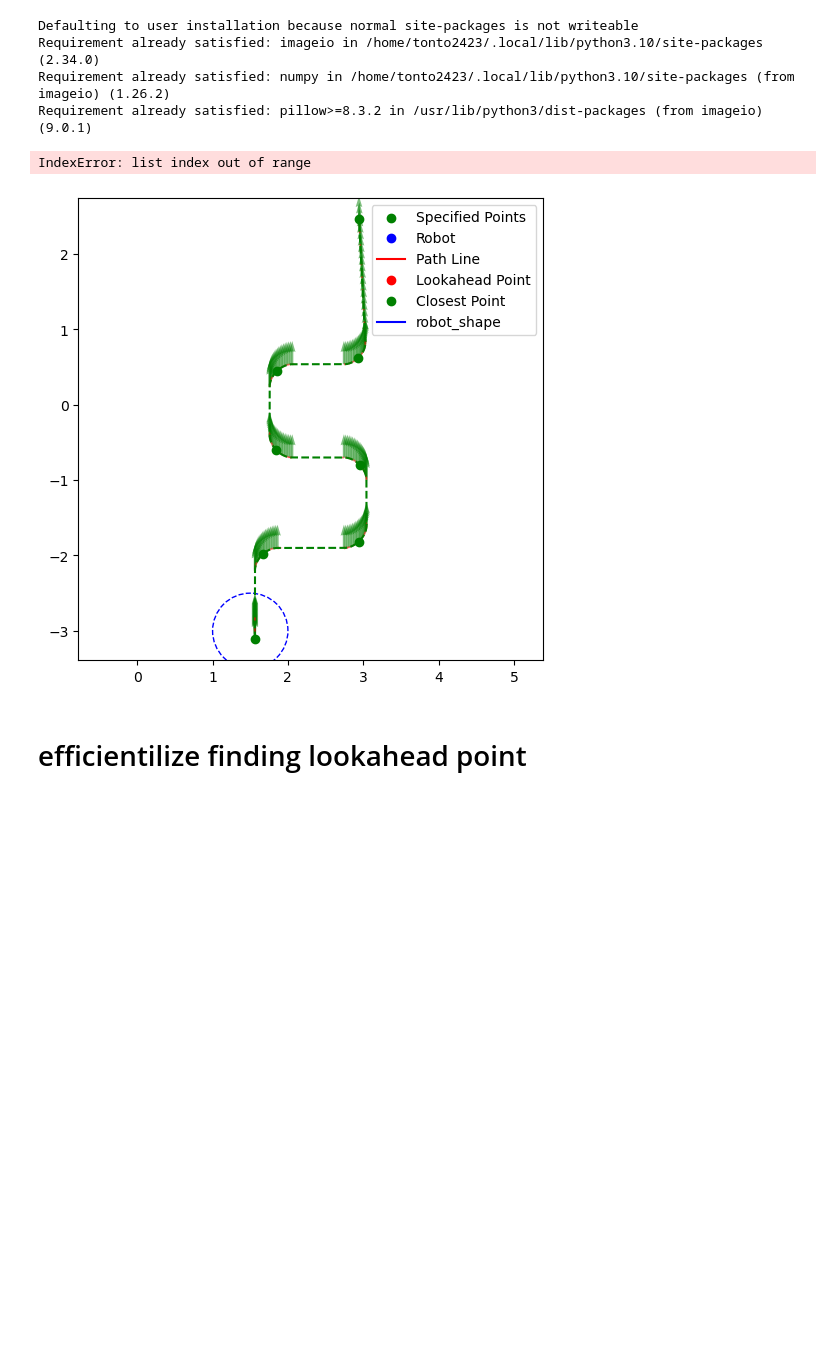
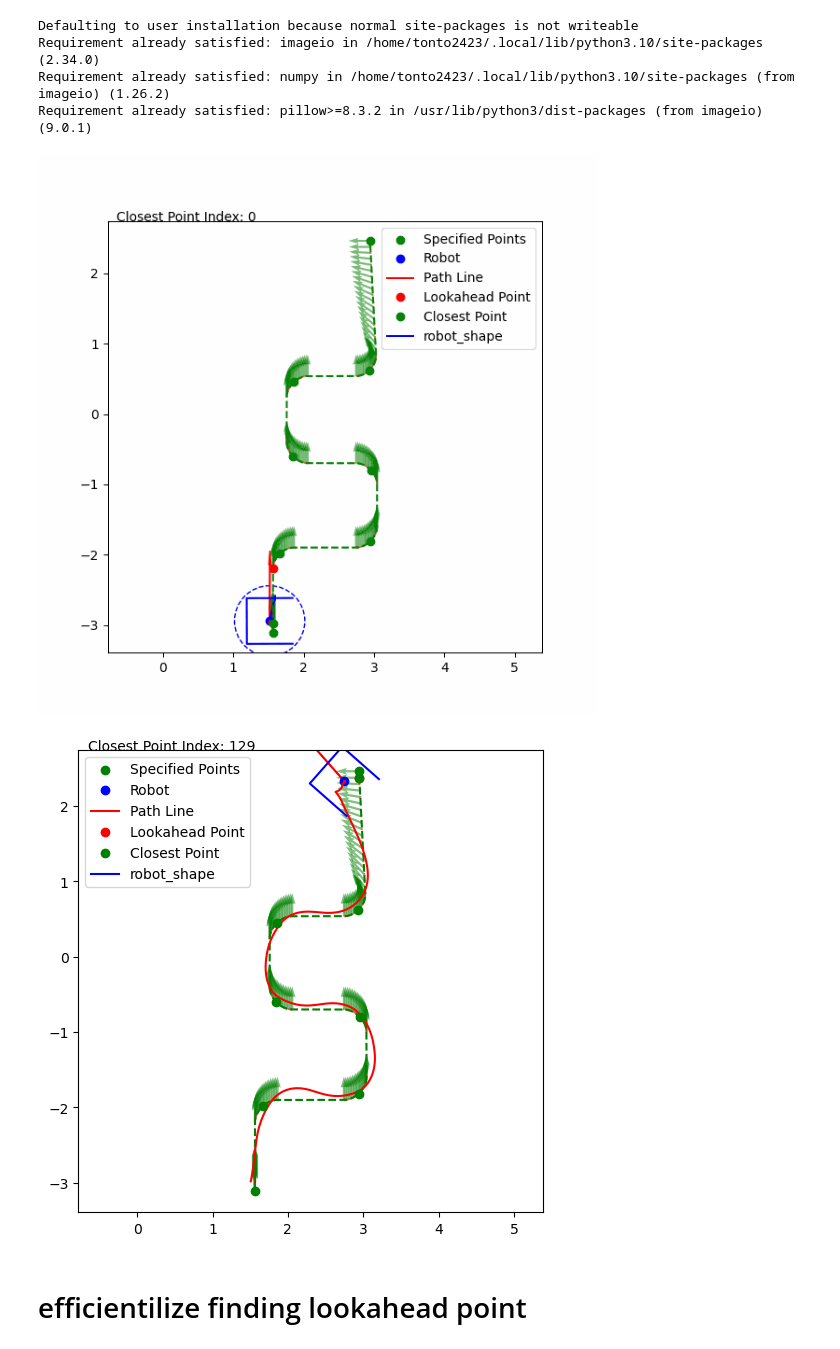
Before and after one commit to NeyagawaRobocons/chassis_haru_robo2024, a Jupyter notebook: pure_pursuit/pure_pursuit/pure_pursuit_test.ipynb, the cells around one changed output. Saved outputs shown, nothing was run; the diff lists cells and outputs as text; code cells hidden in the pictures; blank space fills up the shorter version.

Commit message:
modify pure_pursuit: angle P control

```diff
--- a/pure_pursuit/pure_pursuit/pure_pursuit_test.ipynb
+++ b/pure_pursuit/pure_pursuit/pure_pursuit_test.ipynb
@@ -12,8 +12,8 @@ class PurePursuitNode():
         # パラメータの取得
         self.speed = 1.0 # 速度[m/s]
         self.lookahead_distance = 0.5 # 先行距離[m]
-        self.path_p_gain = 0.0 # 経路法線方向のP制御ゲイン
-        self.angle_p_gain = 0.0 # 角度P制御ゲイン
+        self.path_p_gain = 0.05 # 経路法線方向のP制御ゲイン
+        self.angle_p_gain = 1.0 # 角度P制御ゲイン
         self.angle_i_gain = 0.0 # 角度I制御ゲイン
         self.distance_threshold = 0.2 # 距離閾値[m]
         self.angle_controller = PIController(self.angle_p_gain, self.angle_i_gain, max_input=1.0)
@@ -26,8 +26,8 @@ class PurePursuitNode():
         # 動的な変数の初期化
         self.robot_pose: NDArray[np.float64] = np.array([0.0, 0.0, 0.0]) # np.array([x, y, theta])の形
         self.pure_pursuit_vel: NDArray[np.float64] = np.array([0.0, 0.0]) # np.array([v_x, v_y])の形
-        self.current_path_index: int = -1
-        self.closest_index: int = -1
+        self.current_path_index: int = 0
+        self.closest_index: int = 0
         self.current_speed = self.speed
         self.current_lookahead_distance = self.lookahead_distance
         # action serverのための変数の初期化
@@ -173,7 +173,7 @@ class PurePursuitNode():
         return p_input_angle
 
     def compute_angle_PI (self, robot_pose: NDArray[np.float64], closest_point: NDArray[np.float64], dt: float = 0.1) -> float:
-        return self.angle_controller.update(robot_pose[2], closest_point[2], dt)
+        return self.angle_controller.update(closest_point[2], robot_pose[2], dt)
 
     def compute_tangents (self, path_data: NDArray[np.float64]) -> NDArray[np.float64]:
         # 接ベクトルの計算
@@ -572,7 +572,7 @@ index = 0 # index of lookahead distance
 robot_velocity_vector = np.array([0.0, 0.0])  # 初期速度ベクトル
 target_velocity_vector = None
 tau = 0.4  # 時間定数（適宜調整する）
-P_gain = 0.0 # P gain for P control
+P_gain = 0.5 # P gain for P control
 node.path_p_gain = P_gain
 closest_point = np.array([0.0, 0.0, 0.0])
 current_omega = 0.0
@@ -629,7 +629,7 @@ def animate(i):
     pose_vector = [0.0, 0.0]  # ここで初期化
     # 先行点と目標速度ベクトルを計算
     lookahead_point, closest_point, node.closest_index = node.find_lookahead_point(
-        robot_position, path, current_LA_dist, index)
+        robot_position, path, index, current_LA_dist)
     if node.closest_index > len(path) - 3:
         target_vel_omega = np.array([0.0, 0.0, 0.0])
     else:
@@ -665,35 +665,35 @@ def animate(i):
         lookahead_circle.radius = current_LA_dist
     # ロボットの軌跡に現在位置を追加
     robot_path_x.append(robot_position[0])
     robot_path_y.append(robot_position[1])
     path_line.set_data(robot_path_x, robot_path_y) # ロボットの軌跡をプロット
     # arrow settings
     if current_arrow is not None:
         current_arrow.remove()  # 前の矢印を削除
     current_arrow = patches.Arrow(robot_position[0], robot_position[1], pose_vector[0], pose_vector[1], width=0.05, color='red') # 新しい矢印を描画
     ax.add_patch(current_arrow)
     if current_vel_arrow is not None:
         current_vel_arrow.remove()  # 前の矢印を削除
     current_vel_arrow = patches.Arrow(robot_position[0], robot_position[1], robot_velocity_vector[0], robot_velocity_vector[1], width=0.05, color='blue') # 新しい矢印を描画
     ax.add_patch(current_vel_arrow)
     _, robot_vertices = calculate_rotated_vertices(robot_position, size=0.65, angle=theta) # ロボットの四角形の頂点を計算
     robot_square.set_data([robot_vertices[:, 0]], [robot_vertices[:, 1]]) # ロボットの四角形を描画
     robot_plot.set_data([robot_position[0]], [robot_position[1]]) # ロボットの位置をプロット
     return robot_plot, path_line, lookahead_circle, lookahead_point_plot, closest_point_plot, robot_square, text_display
 
 # アニメーションの実行
 ani = FuncAnimation(fig, animate, frames=num_steps, interval=dt*1000, blit=False)
 
 # GIFとして保存
 gif_path = 'omniwheel_robot_simulation.gif'
 ani.save(gif_path, writer='pillow', fps=30)
 
 # Colab環境でGIFを表示する場合は以下を実行
 from IPython.display import Image
 Image(open(gif_path, 'rb').read())
 # %% [output]
-IndexError: list index out of range
-[figure, old version]
+[figure, new version]
+[figure, added]
 # %% [markdown]
 # efficientilize finding lookahead point
 # %%
```
Also changed, not shown: parts of 2 cells of this notebook, 1 other file.
